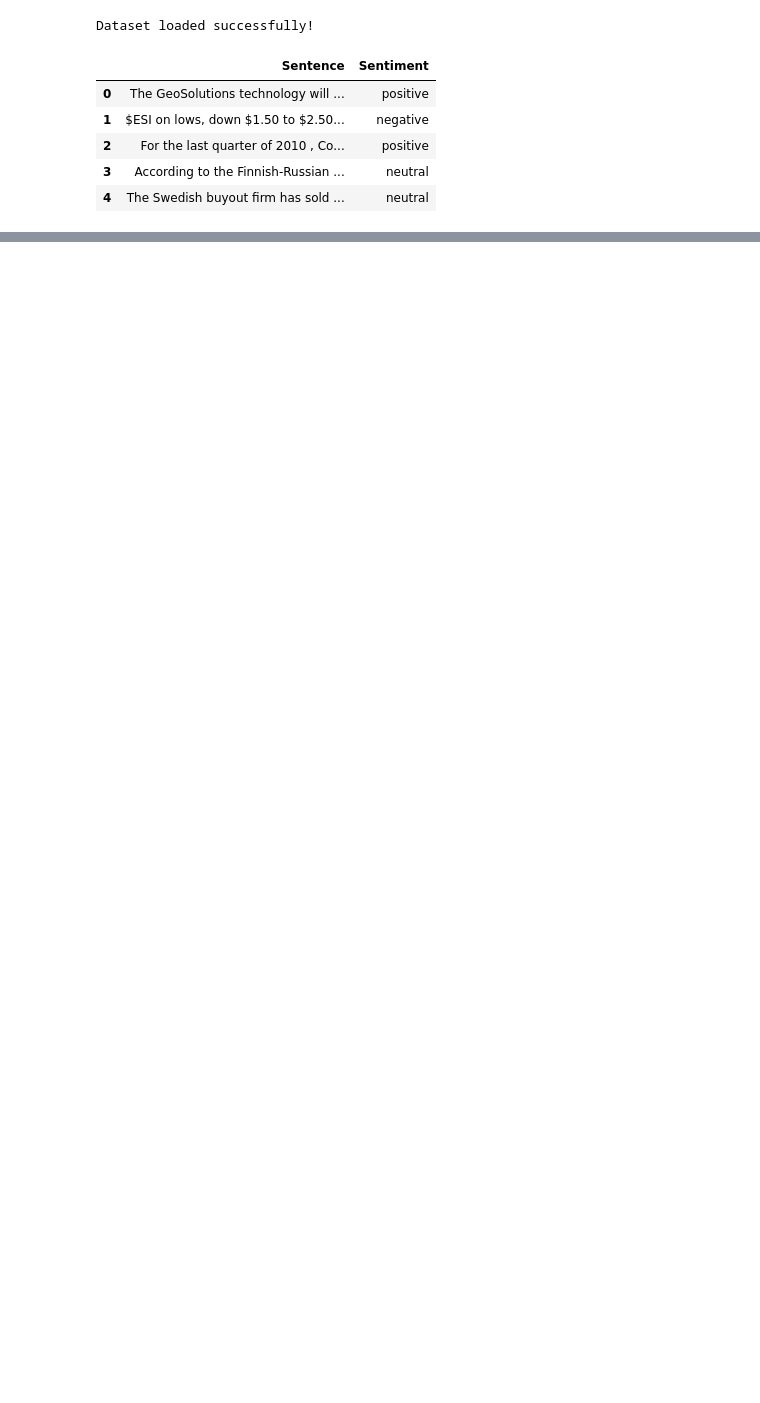
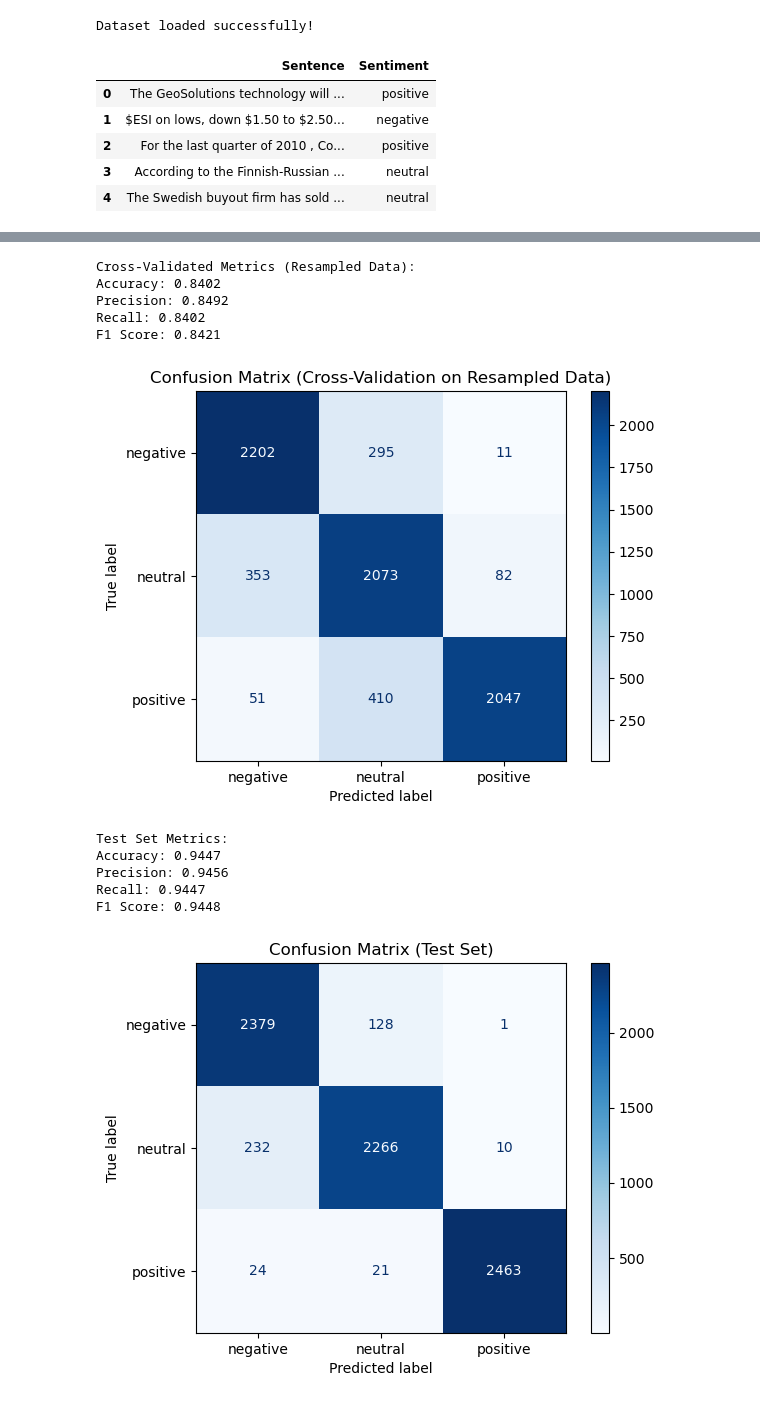
Before and after one commit to MateoRbt/Sentiment-Analysis, a Jupyter notebook: sample.ipynb, the cells around one changed output, grey strips where cells are left out. Cells and saved outputs as stored; diff of their text form; code cells hidden in the pictures; blank space fills up the shorter version.

```diff
--- a/sample.ipynb
+++ b/sample.ipynb
@@ -594,0 +306,75 @@ Confusion Matrix:
+# %%
+from sklearn.svm import SVC
+from sklearn.metrics import accuracy_score, precision_score, recall_score, f1_score, confusion_matrix, ConfusionMatrixDisplay
+from sklearn.model_selection import cross_val_predict, StratifiedKFold
+import numpy as np
+import matplotlib.pyplot as plt
+
+
+# # Initialize the Support Vector Classifier (SVM) model
+svm_model = SVC(kernel='rbf', random_state=42, class_weight='balanced')
+
+# Cross-validation setup: use StratifiedKFold to maintain class balance in splits
+cv = StratifiedKFold(n_splits=15, shuffle=True, random_state=42)
+
+# Cross-validated predictions using the resampled data
+y_pred_cv = cross_val_predict(svm_model, X_resampled, y_resampled, cv=cv)
+
+# Evaluate metrics using cross-validated predictions
+accuracy = accuracy_score(y_resampled, y_pred_cv)
+precision = precision_score(y_resampled, y_pred_cv, average='weighted')
+recall = recall_score(y_resampled, y_pred_cv, average='weighted')
+f1 = f1_score(y_resampled, y_pred_cv, average='weighted')
+
+# Display cross-validation metrics
+print("Cross-Validated Metrics (Resampled Data):")
+print(f"Accuracy: {accuracy:.4f}")
+print(f"Precision: {precision:.4f}")
+print(f"Recall: {recall:.4f}")
+print(f"F1 Score: {f1:.4f}")
+
+# Compute and display the confusion matrix for cross-validation predictions
+cm = confusion_matrix(y_resampled, y_pred_cv, labels=np.unique(y_resampled))
+disp = ConfusionMatrixDisplay(confusion_matrix=cm, display_labels=np.unique(y_resampled))
+disp.plot(cmap='Blues')
+plt.title('Confusion Matrix (Cross-Validation on Resampled Data)')
+plt.show()
+
+# Train the SVM model on the full resampled training set
+svm_model.fit(X_resampled, y_resampled)
+
+# Predict the sentiment classes on the test set
+y_pred_test = svm_model.predict(X_resampled)
+
+# Evaluate metrics for the test set
+test_accuracy = accuracy_score(y_resampled, y_pred_test)
+test_precision = precision_score(y_resampled, y_pred_test, average='weighted')
+test_recall = recall_score(y_resampled, y_pred_test, average='weighted')
+test_f1 = f1_score(y_resampled, y_pred_test, average='weighted')
+
+# Display test set metrics
+print("\nTest Set Metrics:")
+print(f"Accuracy: {test_accuracy:.4f}")
+print(f"Precision: {test_precision:.4f}")
+print(f"Recall: {test_recall:.4f}")
+print(f"F1 Score: {test_f1:.4f}")
+
+# Compute and display the confusion matrix for test set predictions
+cm_test = confusion_matrix(y_resampled, y_pred_test, labels=np.unique(y_resampled))
+disp_test = ConfusionMatrixDisplay(confusion_matrix=cm_test, display_labels=np.unique(y_resampled))
+disp_test.plot(cmap='Blues')
+plt.title('Confusion Matrix (Test Set)')
+plt.show()
+# %% [output]
+Cross-Validated Metrics (Resampled Data):
+Accuracy: 0.8402
+Precision: 0.8492
+Recall: 0.8402
+F1 Score: 0.8421
+[figure, added]
+Test Set Metrics:
+Accuracy: 0.9447
+Precision: 0.9456
+Recall: 0.9447
+F1 Score: 0.9448
+[figure, added]
```
Also changed, not shown: parts of 36 cells of this notebook, 4 other files.
